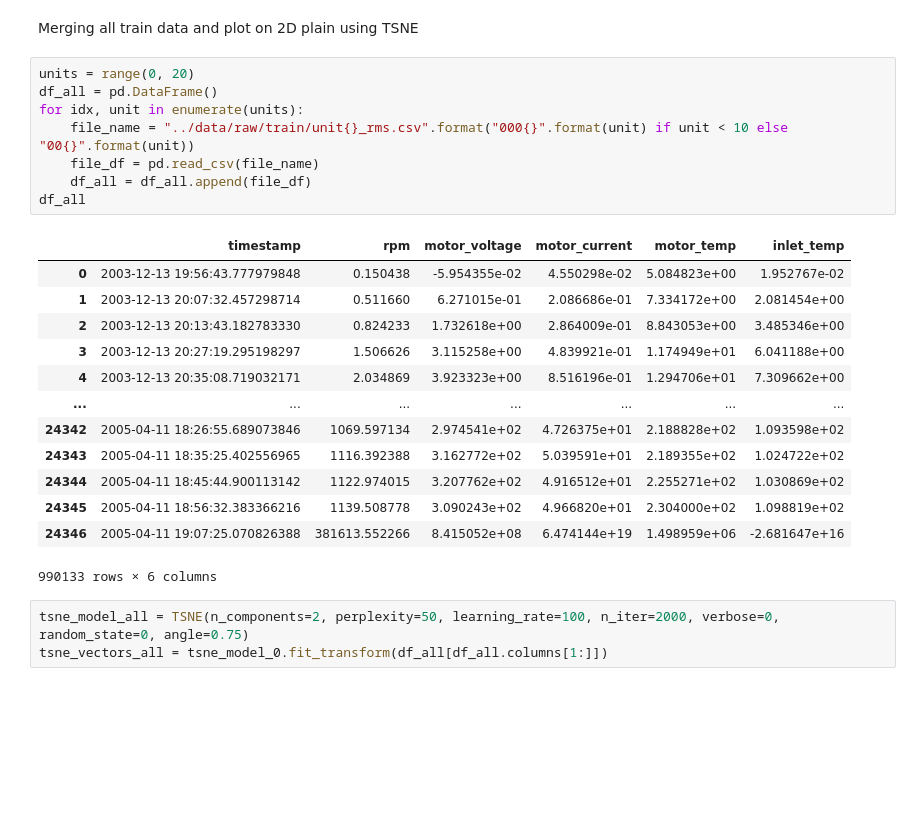
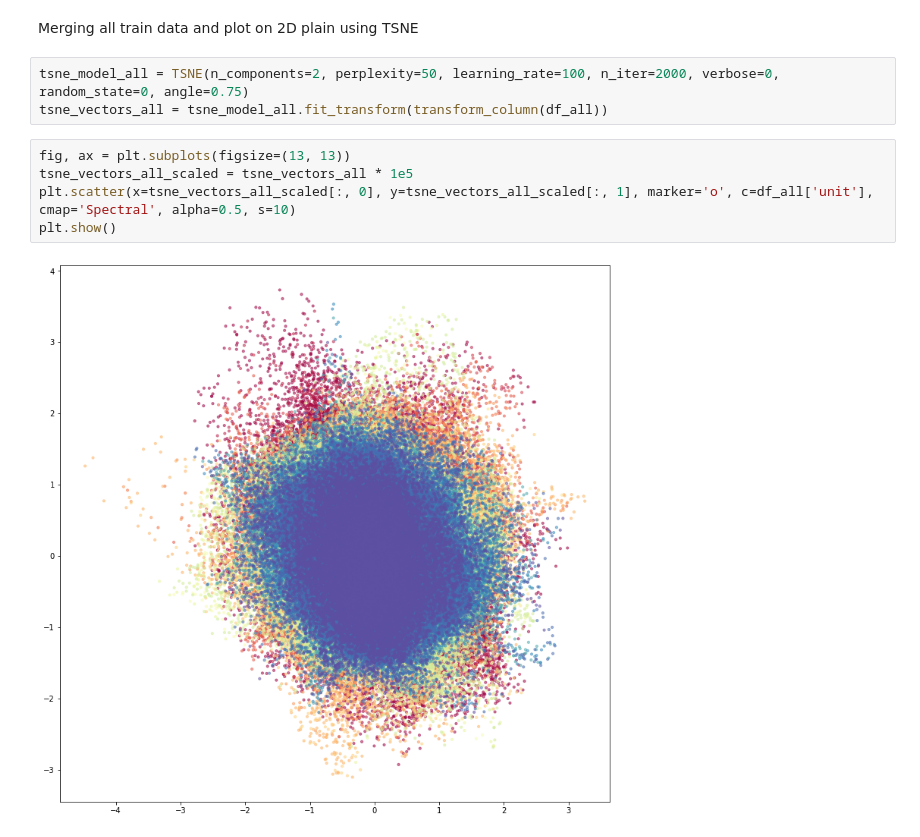
Before and after one commit to telenovelachuan/predictive_widget_maintenance, a Jupyter notebook: notebooks/clustering.ipynb, the cells around one changed output. Saved outputs shown, nothing was run; the diff lists cells and outputs as text; blank space fills up the shorter version.

```diff
--- a/notebooks/clustering.ipynb
+++ b/notebooks/clustering.ipynb
@@ -67,27 +107,12 @@ plt.show()
 # %% [markdown]
 Merging all train data and plot on 2D plain using TSNE
-# %%
-units = range(0, 20)
-df_all = pd.DataFrame()
-for idx, unit in enumerate(units):
-    file_name = "../data/raw/train/unit{}_rms.csv".format("000{}".format(unit) if unit < 10 else "00{}".format(unit))
-    file_df = pd.read_csv(file_name)
-    df_all = df_all.append(file_df)
-df_all
-# %% [output]
-|  | timestamp | rpm | motor_voltage | motor_current | motor_temp | inlet_temp |
-| 0 | 2003-12-13 19:56:43.777979848 | 0.150438 | -5.954355e-02 | 4.550298e-02 | 5.084823e+00 | 1.952767e-02 |
-| 1 | 2003-12-13 20:07:32.457298714 | 0.511660 | 6.271015e-01 | 2.086686e-01 | 7.334172e+00 | 2.081454e+00 |
-| 2 | 2003-12-13 20:13:43.182783330 | 0.824233 | 1.732618e+00 | 2.864009e-01 | 8.843053e+00 | 3.485346e+00 |
-| 3 | 2003-12-13 20:27:19.295198297 | 1.506626 | 3.115258e+00 | 4.839921e-01 | 1.174949e+01 | 6.041188e+00 |
-| 4 | 2003-12-13 20:35:08.719032171 | 2.034869 | 3.923323e+00 | 8.516196e-01 | 1.294706e+01 | 7.309662e+00 |
-| ... | ... | ... | ... | ... | ... | ... |
-| 24342 | 2005-04-11 18:26:55.689073846 | 1069.597134 | 2.974541e+02 | 4.726375e+01 | 2.188828e+02 | 1.093598e+02 |
-| 24343 | 2005-04-11 18:35:25.402556965 | 1116.392388 | 3.162772e+02 | 5.039591e+01 | 2.189355e+02 | 1.024722e+02 |
-| 24344 | 2005-04-11 18:45:44.900113142 | 1122.974015 | 3.207762e+02 | 4.916512e+01 | 2.255271e+02 | 1.030869e+02 |
-| 24345 | 2005-04-11 18:56:32.383366216 | 1139.508778 | 3.090243e+02 | 4.966820e+01 | 2.304000e+02 | 1.098819e+02 |
-| 24346 | 2005-04-11 19:07:25.070826388 | 381613.552266 | 8.415052e+08 | 6.474144e+19 | 1.498959e+06 | -2.681647e+16 |
-990133 rows × 6 columns
 # %%
 tsne_model_all = TSNE(n_components=2, perplexity=50, learning_rate=100, n_iter=2000, verbose=0, random_state=0, angle=0.75)
-tsne_vectors_all = tsne_model_0.fit_transform(df_all[df_all.columns[1:]])
+tsne_vectors_all = tsne_model_all.fit_transform(transform_column(df_all))
+# %%
+fig, ax = plt.subplots(figsize=(13, 13))
+tsne_vectors_all_scaled = tsne_vectors_all * 1e5
+plt.scatter(x=tsne_vectors_all_scaled[:, 0], y=tsne_vectors_all_scaled[:, 1], marker='o', c=df_all['unit'], cmap='Spectral', alpha=0.5, s=10)
+plt.show()
+# %% [output]
+[figure, added]
```
Also changed, not shown: parts of 13 cells of this notebook.
